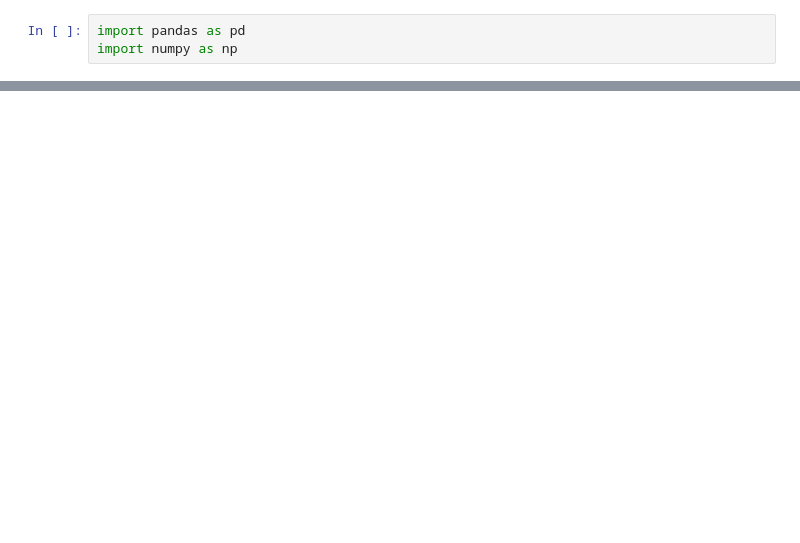
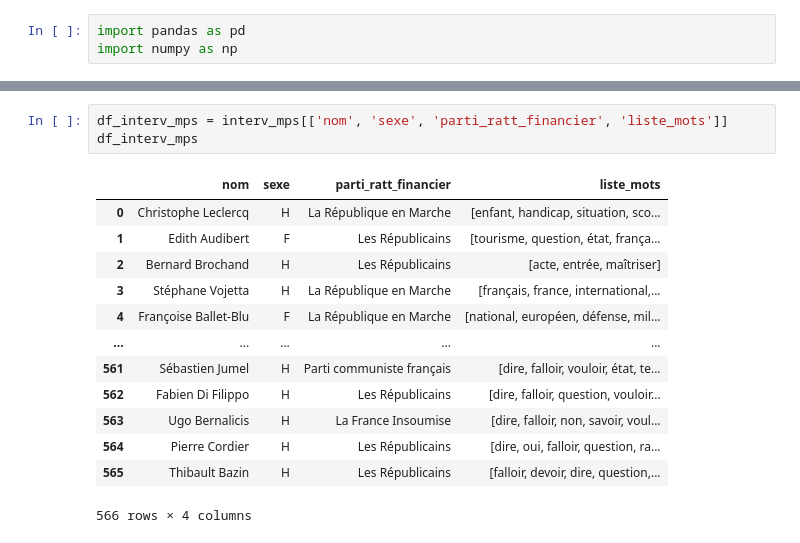
Before and after one commit to Looks73/ParliamentProject, a Jupyter notebook: nb_predictions.ipynb, the cells around one changed output, grey strips where cells are left out. Drawn from its saved outputs; the diff is of its cells as text; blank space fills up the shorter version.

```diff
--- a/nb_predictions.ipynb
+++ b/nb_predictions.ipynb
@@ -21,0 +23,17 @@ interv_mps
+# %%
+df_interv_mps = interv_mps[['nom', 'sexe', 'parti_ratt_financier', 'liste_mots']]
+df_interv_mps
+# %% [output]
+|  | nom | sexe | parti_ratt_financier | liste_mots |
+| 0 | Christophe Leclercq | H | La République en Marche | [enfant, handicap, situation, sco... |
+| 1 | Edith Audibert | F | Les Républicains | [tourisme, question, état, frança... |
+| 2 | Bernard Brochand | H | Les Républicains | [acte, entrée, maîtriser] |
+| 3 | Stéphane Vojetta | H | La République en Marche | [français, france, international,... |
+| 4 | Françoise Ballet-Blu | F | La République en Marche | [national, européen, défense, mil... |
+| ... | ... | ... | ... | ... |
+| 561 | Sébastien Jumel | H | Parti communiste français | [dire, falloir, vouloir, état, te... |
+| 562 | Fabien Di Filippo | H | Les Républicains | [dire, falloir, question, vouloir... |
+| 563 | Ugo Bernalicis | H | La France Insoumise | [dire, falloir, non, savoir, voul... |
+| 564 | Pierre Cordier | H | Les Républicains | [dire, oui, falloir, question, ra... |
+| 565 | Thibault Bazin | H | Les Républicains | [falloir, devoir, dire, question,... |
+566 rows × 4 columns
```
Also changed, not shown: parts of 17 cells of this notebook, 2 other files.
